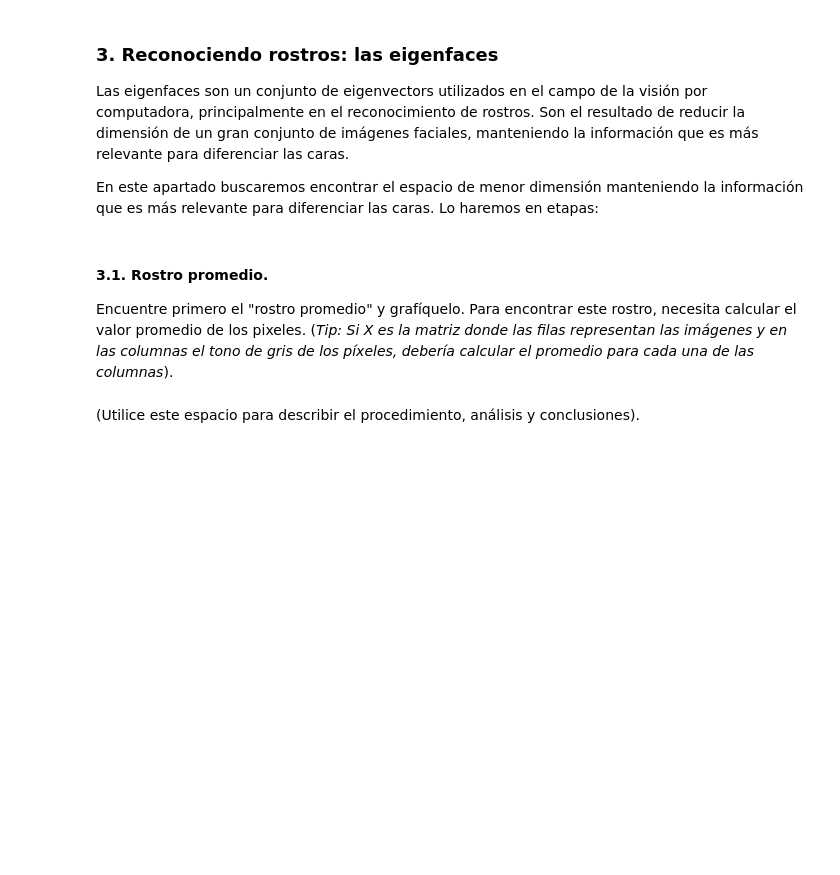
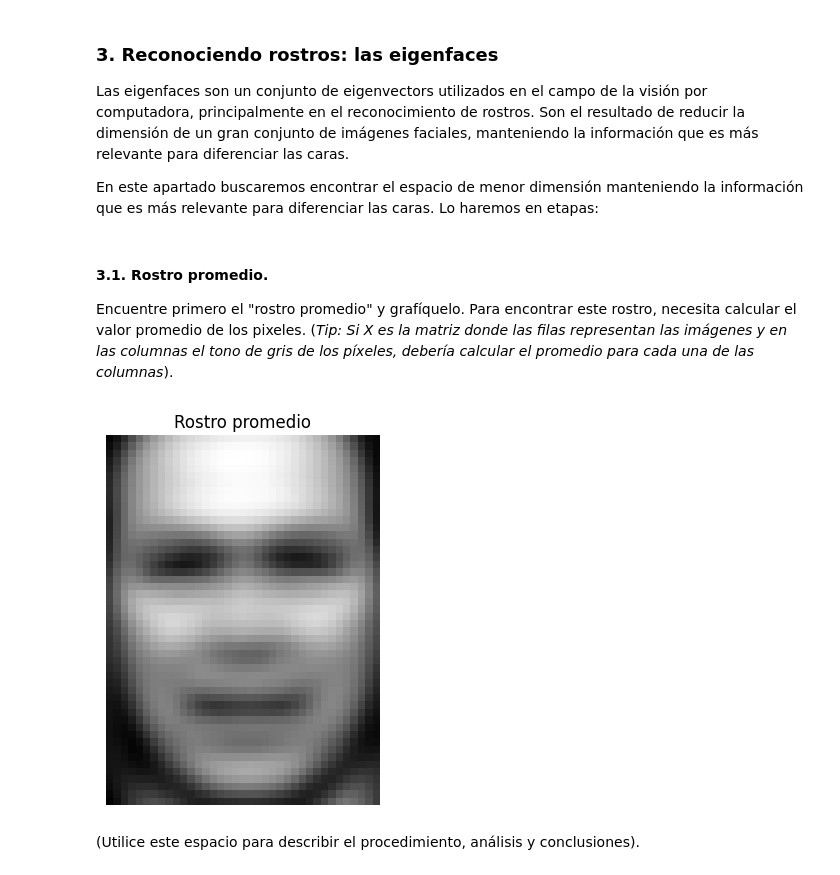
Before and after one commit to Laurarivera34/Taller1-Reduccion-Dimension, a Jupyter notebook: S2_LC_Taller_SVD.ipynb, the cells around one changed output. Cells and saved outputs as stored; diff of their text form; code cells hidden in the pictures; blank space fills up the shorter version.

```diff
--- a/S2_LC_Taller_SVD.ipynb
+++ b/S2_LC_Taller_SVD.ipynb
@@ -203,7 +203,19 @@ En este apartado buscaremos encontrar el espacio de menor dimensión manteniendo
 
 Encuentre primero el "rostro promedio" y grafíquelo.  Para encontrar este rostro, necesita calcular el valor promedio de los pixeles. (*Tip: Si X es la matriz donde las filas representan las imágenes  y en las columnas el tono de gris de los píxeles, debería calcular el promedio para cada una de las columnas*).
 # %%
-# Utilice este espacio para escribir el código.
+#Encontrar el promedio de cada pixel
+mean_face = np.mean(data, axis=0)
+
+#convertir el vector a imagen
+mf_image = mean_face.reshape(imagenes.shape[1], imagenes.shape[2])
+
+#Grafica del rostro
+plt.imshow(mf_image, cmap='gray')
+plt.title('Rostro promedio')
+plt.axis('off')
+plt.show()
+# %% [output]
+[figure, added]
 # %% [markdown]
 (Utilice este espacio para describir el procedimiento, análisis y conclusiones).
 # %% [markdown]
```
